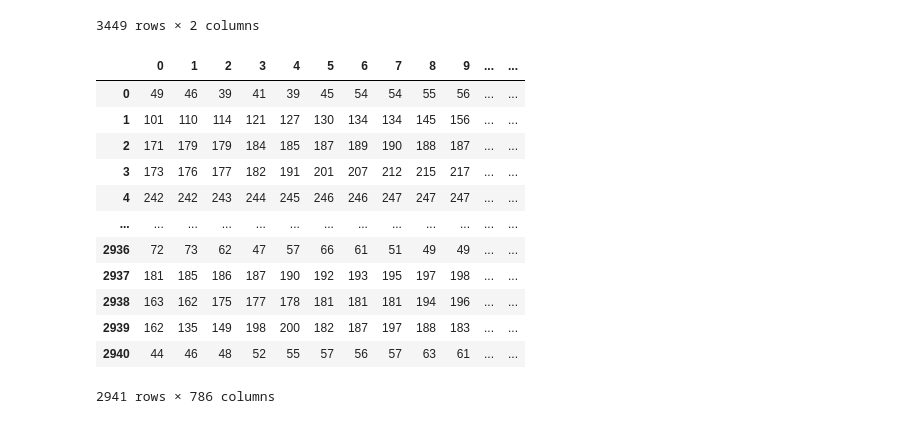
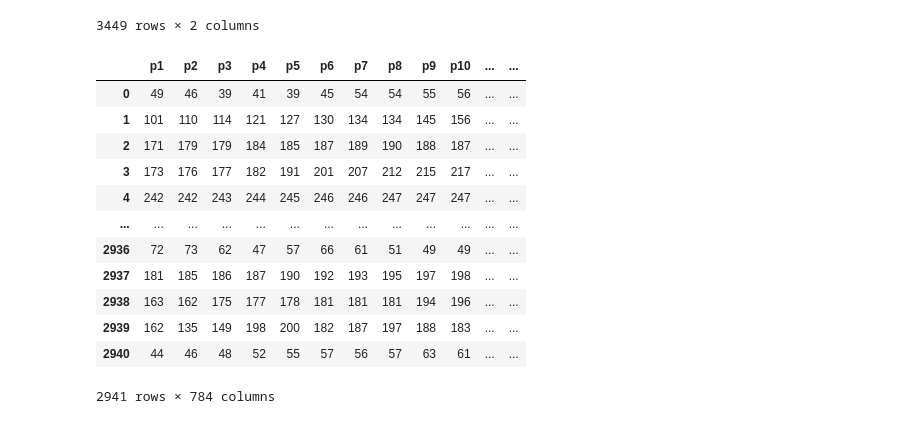
Before and after one commit to mcnanton/tp2AA, a Jupyter notebook: procesamiento_clothing-dataset-subset.ipynb, the cells around one changed output. Cells and saved outputs as stored; diff of their text form; code cells hidden in the pictures.

```diff
--- a/procesamiento_clothing-dataset-subset.ipynb
+++ b/procesamiento_clothing-dataset-subset.ipynb
@@ -160,19 +160,21 @@ df
 X_nc = pd.merge(X_nc, df, on ="filename")
 # %%
 Y_nc = X_nc['label']
-X_nc.drop(['label', 'kids'], axis=1, inplace=True)
+X_nc.drop(['label', 'filename'], axis=1, inplace=True)
 X_nc =  pd.DataFrame(data=X_nc.values, columns=X_train.columns)
-# %% [output]
-|  | 0 | 1 | 2 | 3 | 4 | 5 | 6 | 7 | 8 | 9 | ... | ... |
-| 0 | 49 | 46 | 39 | 41 | 39 | 45 | 54 | 54 | 55 | 56 | ... | ... |
-| 1 | 101 | 110 | 114 | 121 | 127 | 130 | 134 | 134 | 145 | 156 | ... | ... |
-| 2 | 171 | 179 | 179 | 184 | 185 | 187 | 189 | 190 | 188 | 187 | ... | ... |
-| 3 | 173 | 176 | 177 | 182 | 191 | 201 | 207 | 212 | 215 | 217 | ... | ... |
-| 4 | 242 | 242 | 243 | 244 | 245 | 246 | 246 | 247 | 247 | 247 | ... | ... |
-| ... | ... | ... | ... | ... | ... | ... | ... | ... | ... | ... | ... | ... |
-| 2936 | 72 | 73 | 62 | 47 | 57 | 66 | 61 | 51 | 49 | 49 | ... | ... |
-| 2937 | 181 | 185 | 186 | 187 | 190 | 192 | 193 | 195 | 197 | 198 | ... | ... |
-| 2938 | 163 | 162 | 175 | 177 | 178 | 181 | 181 | 181 | 194 | 196 | ... | ... |
-| 2939 | 162 | 135 | 149 | 198 | 200 | 182 | 187 | 197 | 188 | 183 | ... | ... |
-| 2940 | 44 | 46 | 48 | 52 | 55 | 57 | 56 | 57 | 63 | 61 | ... | ... |
-2941 rows × 786 columns
+# %%
+X_nc
+# %% [output]
+|  | p1 | p2 | p3 | p4 | p5 | p6 | p7 | p8 | p9 | p10 | ... | ... |
+| 0 | 49 | 46 | 39 | 41 | 39 | 45 | 54 | 54 | 55 | 56 | ... | ... |
+| 1 | 101 | 110 | 114 | 121 | 127 | 130 | 134 | 134 | 145 | 156 | ... | ... |
+| 2 | 171 | 179 | 179 | 184 | 185 | 187 | 189 | 190 | 188 | 187 | ... | ... |
+| 3 | 173 | 176 | 177 | 182 | 191 | 201 | 207 | 212 | 215 | 217 | ... | ... |
+| 4 | 242 | 242 | 243 | 244 | 245 | 246 | 246 | 247 | 247 | 247 | ... | ... |
+| ... | ... | ... | ... | ... | ... | ... | ... | ... | ... | ... | ... | ... |
+| 2936 | 72 | 73 | 62 | 47 | 57 | 66 | 61 | 51 | 49 | 49 | ... | ... |
+| 2937 | 181 | 185 | 186 | 187 | 190 | 192 | 193 | 195 | 197 | 198 | ... | ... |
+| 2938 | 163 | 162 | 175 | 177 | 178 | 181 | 181 | 181 | 194 | 196 | ... | ... |
+| 2939 | 162 | 135 | 149 | 198 | 200 | 182 | 187 | 197 | 188 | 183 | ... | ... |
+| 2940 | 44 | 46 | 48 | 52 | 55 | 57 | 56 | 57 | 63 | 61 | ... | ... |
+2941 rows × 784 columns
```
Also changed, not shown: 1 other file.
